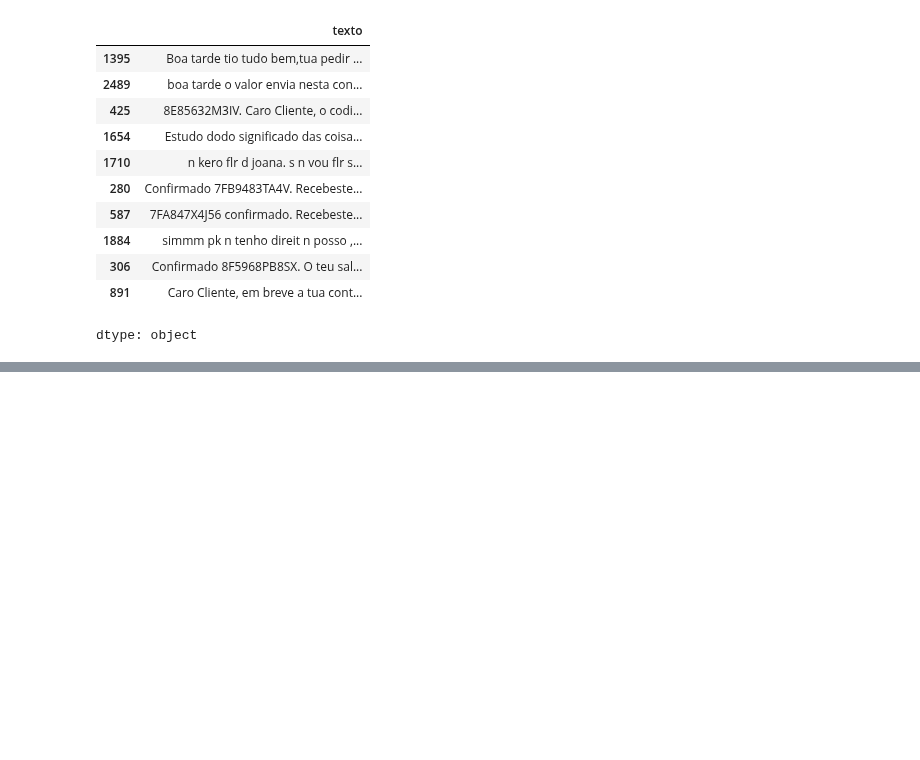
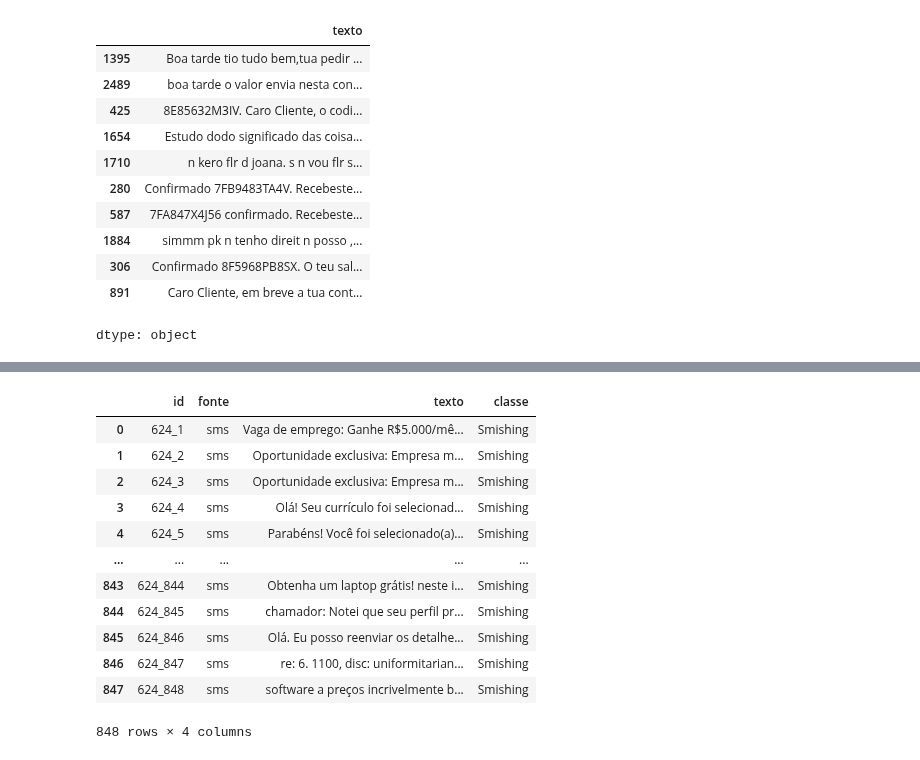
Before and after one commit to carlosmandele/desconfIA-project, a Jupyter notebook: golpeel.ipynb, the cells around one changed output, grey strips where cells are left out. Saved outputs shown, nothing was run; the diff lists cells and outputs as text; code cells hidden in the pictures; blank space fills up the shorter version.

```diff
--- a/golpeel.ipynb
+++ b/golpeel.ipynb
@@ -245,0 +265,2 @@ df.to_csv('dataset_limpo.csv', index=False)
+# %%
+df2 = df2.drop(columns=['categoria'])
@@ -245,0 +304,2 @@ df.to_csv('dataset_limpo.csv', index=False)
+# %%
+df2['golpe'] = df2['golpe'].replace(True, 'Smishing')
@@ -245,0 +326,2 @@ df.to_csv('dataset_limpo.csv', index=False)
+# %%
+df2['origem'] = df2['origem'].replace('ScamBench', 'sms')
@@ -245,0 +344,26 @@ df.to_csv('dataset_limpo.csv', index=False)
+# %%
+# Renomeia as colunas para o padrão desejado
+
+df2 = df2.rename(columns={'origem': 'fonte', 'golpe': 'classe'})
+
+# Cria a coluna 'id' com prefixo '624_' seguido de numeração sequencial
+
+df2.insert(0, 'id', ['624_' + str(i) for i in range(1, len(df2) + 1)])
+
+# Reordena as colunas na ordem final
+df2 = df2[['id', 'fonte', 'texto', 'classe']]
+df2
+# %% [output]
+|  | id | fonte | texto | classe |
+| 0 | 624_1 | sms | Vaga de emprego: Ganhe R$5.000/mê... | Smishing |
+| 1 | 624_2 | sms | Oportunidade exclusiva: Empresa m... | Smishing |
+| 2 | 624_3 | sms | Oportunidade exclusiva: Empresa m... | Smishing |
+| 3 | 624_4 | sms | Olá! Seu currículo foi selecionad... | Smishing |
+| 4 | 624_5 | sms | Parabéns! Você foi selecionado(a)... | Smishing |
+| ... | ... | ... | ... | ... |
+| 843 | 624_844 | sms | Obtenha um laptop grátis! neste i... | Smishing |
+| 844 | 624_845 | sms | chamador: Notei que seu perfil pr... | Smishing |
+| 845 | 624_846 | sms | Olá. Eu posso reenviar os detalhe... | Smishing |
+| 846 | 624_847 | sms | re: 6. 1100, disc: uniformitarian... | Smishing |
+| 847 | 624_848 | sms | software a preços incrivelmente b... | Smishing |
+848 rows × 4 columns
```
Also changed, not shown: parts of 30 cells of this notebook.
